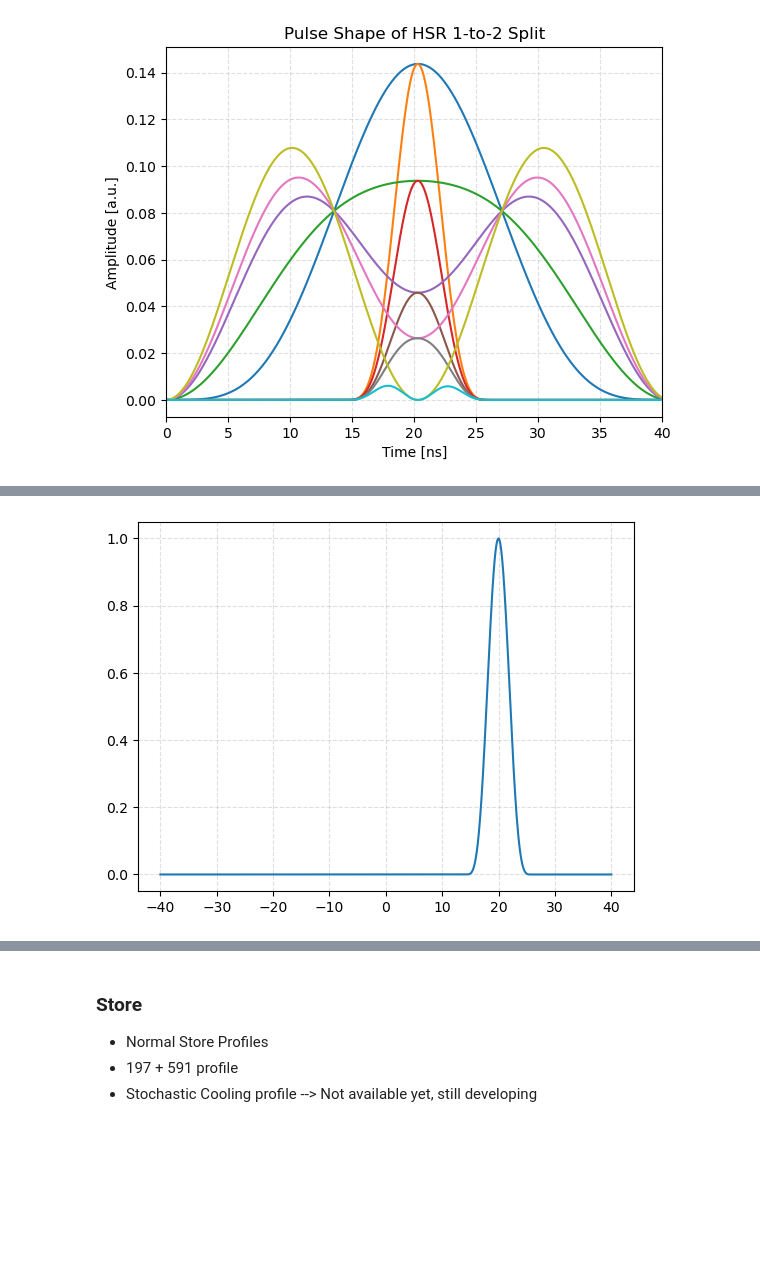
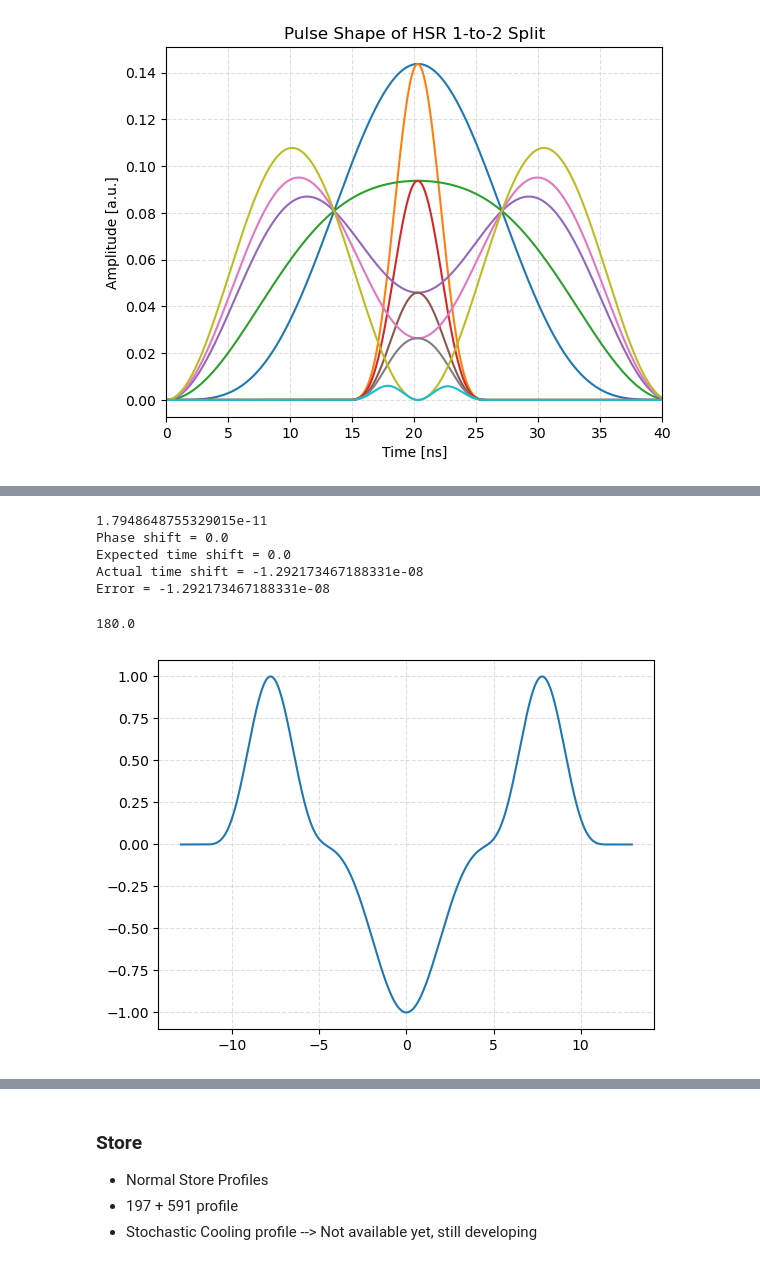
Before and after one commit to whyven/instrSimTools, a Jupyter notebook: instrSimTools/Testing_Notebook.ipynb, the cells around one changed output, grey strips where cells are left out. Saved outputs shown, nothing was run; the diff lists cells and outputs as text; code cells hidden in the pictures; blank space fills up the shorter version.

Commit message:
new splitting method, in development

```diff
--- a/instrSimTools/Testing_Notebook.ipynb
+++ b/instrSimTools/Testing_Notebook.ipynb
@@ -691,11 +694,35 @@ plt.show()
 # %%
-test_time = np.linspace(-40.0e-9, 40.0e-9, time_ary.size)
-
-test = cosine_square_pulse( test_time, HSR_PP_BUNCH_LENGTH_23GeV, pw_type="rms", phi=-616.0 )
+test_time = np.linspace(-2/(2*np.pi*HSR_RF_24M), 2/(2*np.pi*HSR_RF_24M), 10000)
+phase_shift = 360.0
+tst_p1 = cosine_square_pulse( test_time, HSR_PP_BUNCH_LENGTH_23GeV, pw_type="rms", phi=0.0 )*(1-phase_shift/180)
+tst_p2 = cosine_square_pulse( test_time, HSR_PP_BUNCH_LENGTH_23GeV/1.5, pw_type="rms", phi=phase_shift )
+tst_p3 = cosine_square_pulse( test_time, HSR_PP_BUNCH_LENGTH_23GeV/1.5, pw_type="rms", phi=-1*phase_shift )
+# %%
+# Need to determine the total phase shift to get to the new frequency.
+# For HSR, we are going from 24.6 MHz to 49.2 MHz to 98.5 MHz
+d_phi = 1/(2*np.pi*HSR_RF_24M*360)
+print(d_phi)
+# Let's double check our phase shift
+p1_peak_time = test_time[np.argmax(tst_p1)]
+p2_peak_time = test_time[np.argmax(tst_p2)]
+print( "Phase shift = {}\nExpected time shift = {}".format(phase_shift, d_phi*phase_shift))
+print( "Actual time shift = {}".format(p1_peak_time - p2_peak_time) )
+print( "Error = {}".format( p1_peak_time - p2_peak_time - d_phi*phase_shift) )
+# %% [output]
+1.7948648755329015e-11
+Phase shift = 0.0
+Expected time shift = 0.0
+Actual time shift = -1.292173467188331e-08
+Error = -1.292173467188331e-08
+# %%
+split_phase_end1 = 1/(2*np.pi*HSR_RF_49M)/d_phi
+print(split_phase_end1)
+# %% [output]
+180.0
 # %%
 plt.figure()
-plt.plot(test_time*1e9, test)
+plt.plot(test_time*1e9, tst_p1+tst_p2+tst_p3)
 plt.grid(True, linestyle='--', alpha=0.4)
 plt.show()
 # %% [output]
-[figure, old version]
+[figure, new version]
```
Also changed, not shown: parts of 7 cells of this notebook.
